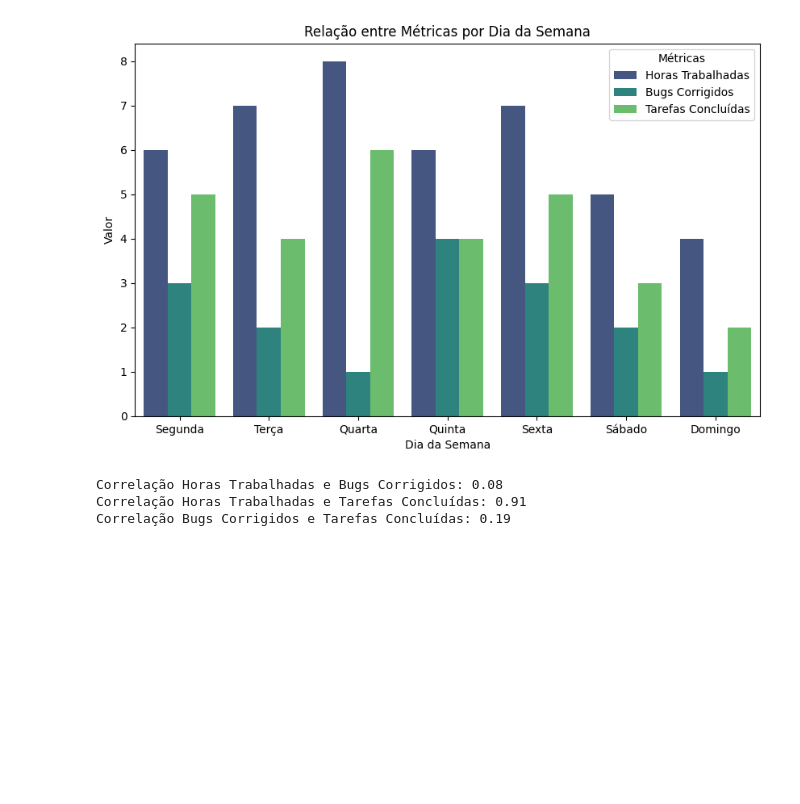
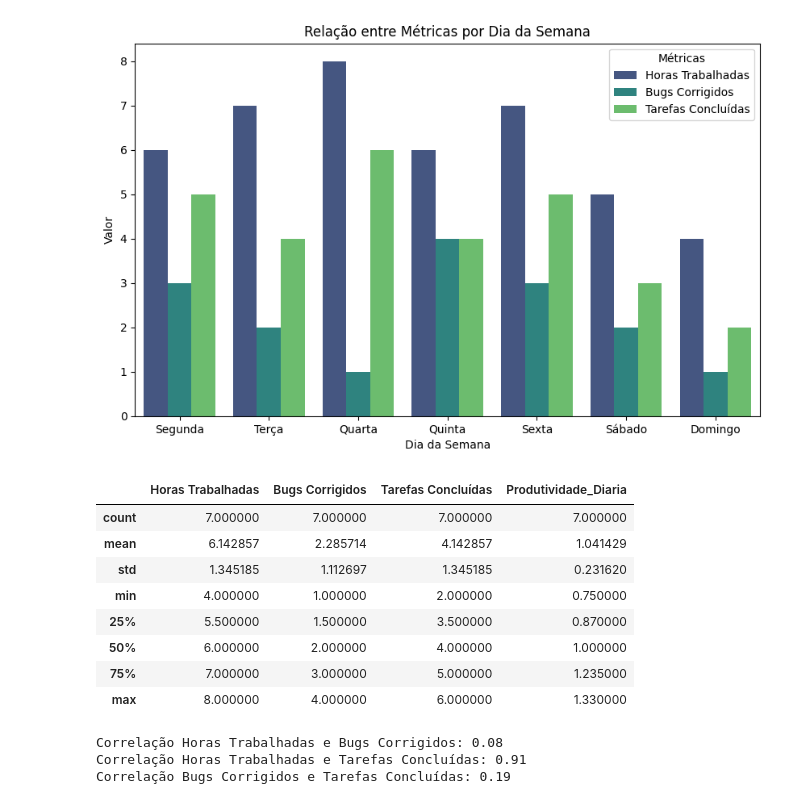
Before and after one commit to estrela1921/projeto-individual-modulo-4, a Jupyter notebook: Projeto_Individual_M4.ipynb, the cells around one changed output. Cells and saved outputs as stored; diff of their text form; code cells hidden in the pictures; blank space fills up the shorter version.

```diff
--- a/Projeto_Individual_M4.ipynb
+++ b/Projeto_Individual_M4.ipynb
@@ -132,6 +179,19 @@ plt.legend(title='Métricas')
 plt.show()
 # %% [output]
 [figure]
+# %%
+df.describe()
+df
+# %% [output]
+|  | Horas Trabalhadas | Bugs Corrigidos | Tarefas Concluídas | Produtividade_Diaria |
+| count | 7.000000 | 7.000000 | 7.000000 | 7.000000 |
+| mean | 6.142857 | 2.285714 | 4.142857 | 1.041429 |
+| std | 1.345185 | 1.112697 | 1.345185 | 0.231620 |
+| min | 4.000000 | 1.000000 | 2.000000 | 0.750000 |
+| 25% | 5.500000 | 1.500000 | 3.500000 | 0.870000 |
+| 50% | 6.000000 | 2.000000 | 4.000000 | 1.000000 |
+| 75% | 7.000000 | 3.000000 | 5.000000 | 1.235000 |
+| max | 8.000000 | 4.000000 | 6.000000 | 1.330000 |
 # %%
 df = pd.DataFrame(dados)
 
```
Also changed, not shown: parts of 4 cells of this notebook.
